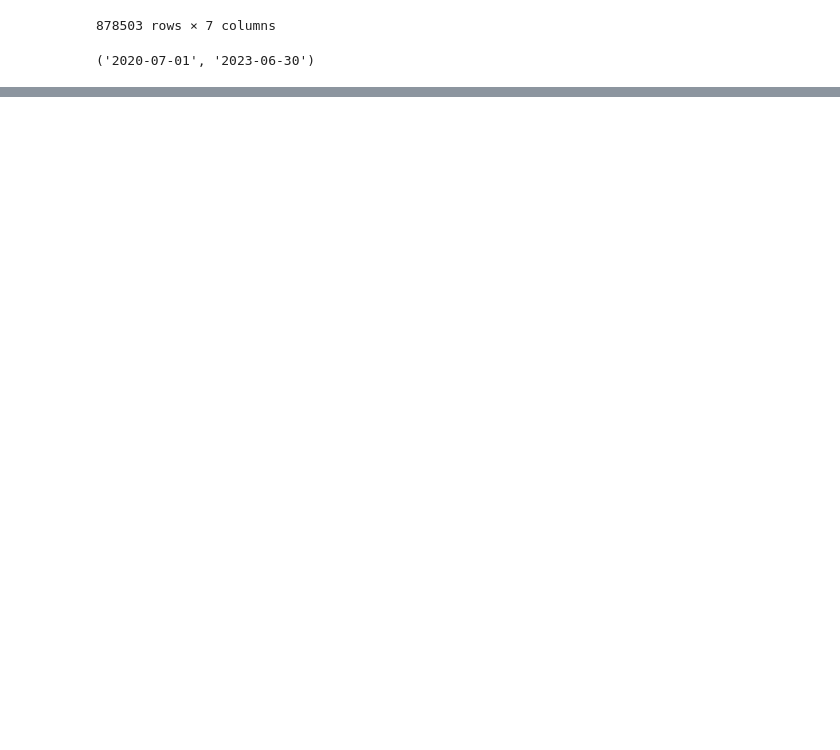
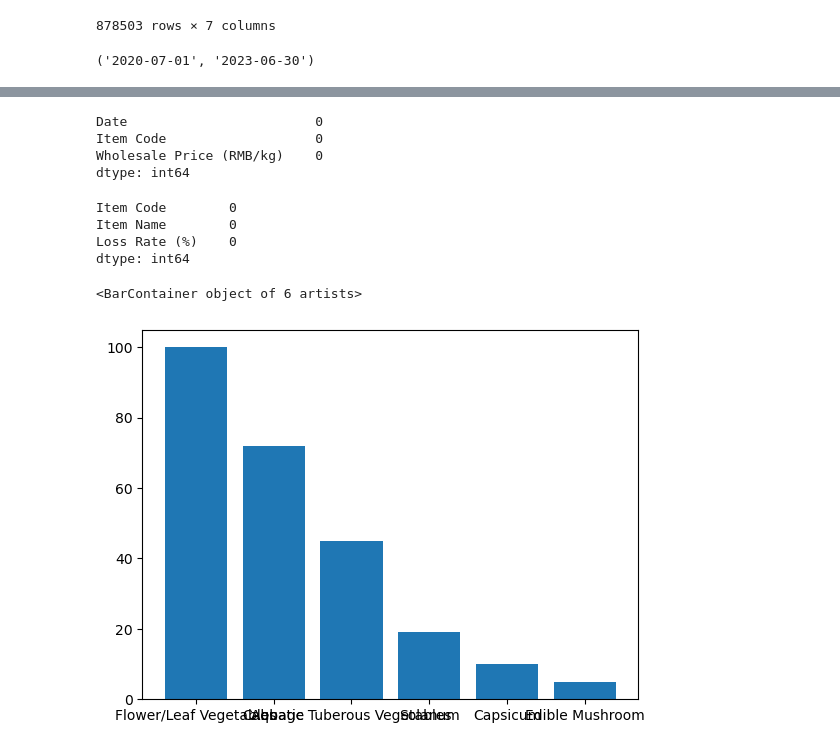
Before and after one commit to RumethSandinu/Project-connexa, a Jupyter notebook: Shamal/model_building.ipynb, the cells around one changed output, grey strips where cells are left out. Saved outputs shown, nothing was run; the diff lists cells and outputs as text; code cells hidden in the pictures; blank space fills up the shorter version.

```diff
--- a/Shamal/model_building.ipynb
+++ b/Shamal/model_building.ipynb
@@ -85,3 +86,6 @@ b
 b['Date'].min(), b['Date'].max()
 # %% [output]
 ('2020-07-01', '2023-06-30')
+# %%
+a = a.drop_duplicates()
+a
@@ -87,0 +284,19 @@ b['Date'].min(), b['Date'].max()
+# %%
+c.isnull().sum()
+# %% [output]
+Date                        0
+Item Code                   0
+Wholesale Price (RMB/kg)    0
+dtype: int64
+# %%
+d.isnull().sum()
+# %% [output]
+Item Code        0
+Item Name        0
+Loss Rate (%)    0
+dtype: int64
+# %%
+plt.bar(a['Category Name'].unique(), a['Category Name'].value_counts())
+# %% [output]
+<BarContainer object of 6 artists>
+[figure, added]
```
Also changed, not shown: parts of 20 cells of this notebook.
